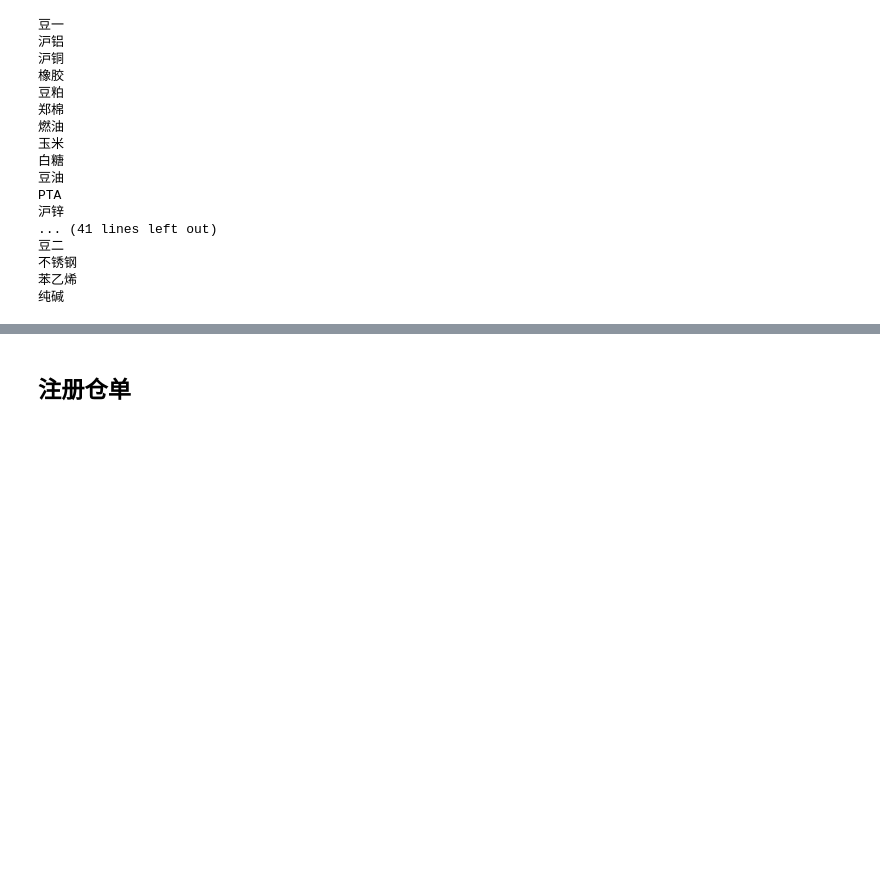
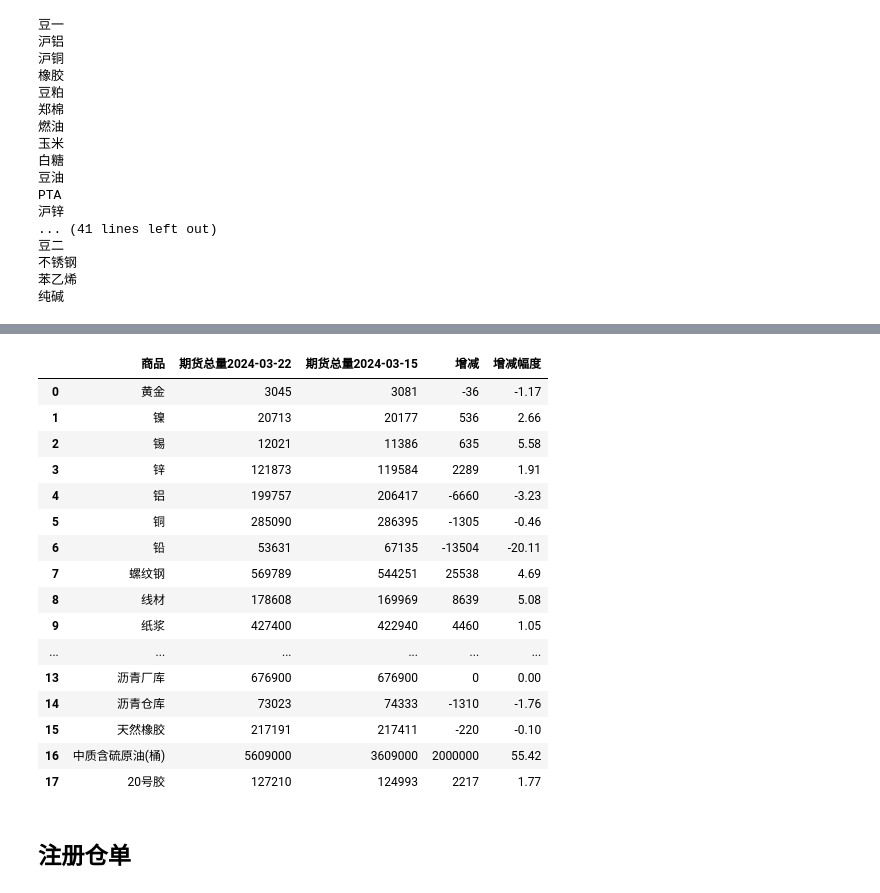
Before and after one commit to Howard-66/futures_nexus, a Jupyter notebook: download.ipynb, the cells around one changed output, grey strips where cells are left out. Cells and saved outputs as stored; diff of their text form; code cells hidden in the pictures; blank space fills up the shorter version.

```diff
--- a/download.ipynb
+++ b/download.ipynb
@@ -830,3 +936,24 @@ PTA
+# %%
+futures_stock_shfe_js_df = ak.futures_stock_shfe_js(date="20240322")
+futures_stock_shfe_js_df
+# %% [output]
+|  | 商品 | 期货总量2024-03-22 | 期货总量2024-03-15 | 增减 | 增减幅度 |
+| 0 | 黄金 | 3045 | 3081 | -36 | -1.17 |
+| 1 | 镍 | 20713 | 20177 | 536 | 2.66 |
+| 2 | 锡 | 12021 | 11386 | 635 | 5.58 |
+| 3 | 锌 | 121873 | 119584 | 2289 | 1.91 |
+| 4 | 铝 | 199757 | 206417 | -6660 | -3.23 |
+| 5 | 铜 | 285090 | 286395 | -1305 | -0.46 |
+| 6 | 铅 | 53631 | 67135 | -13504 | -20.11 |
+| 7 | 螺纹钢 | 569789 | 544251 | 25538 | 4.69 |
+| 8 | 线材 | 178608 | 169969 | 8639 | 5.08 |
+| 9 | 纸浆 | 427400 | 422940 | 4460 | 1.05 |
+| ... | ... | ... | ... | ... | ... |
+| 13 | 沥青厂库 | 676900 | 676900 | 0 | 0.00 |
+| 14 | 沥青仓库 | 73023 | 74333 | -1310 | -1.76 |
+| 15 | 天然橡胶 | 217191 | 217411 | -220 | -0.10 |
+| 16 | 中质含硫原油(桶) | 5609000 | 3609000 | 2000000 | 55.42 |
+| 17 | 20号胶 | 127210 | 124993 | 2217 | 1.77 |
 # %% [markdown]
 ## 注册仓单
 # %%
```
Also changed, not shown: parts of 13 cells of this notebook, 11 other files.
